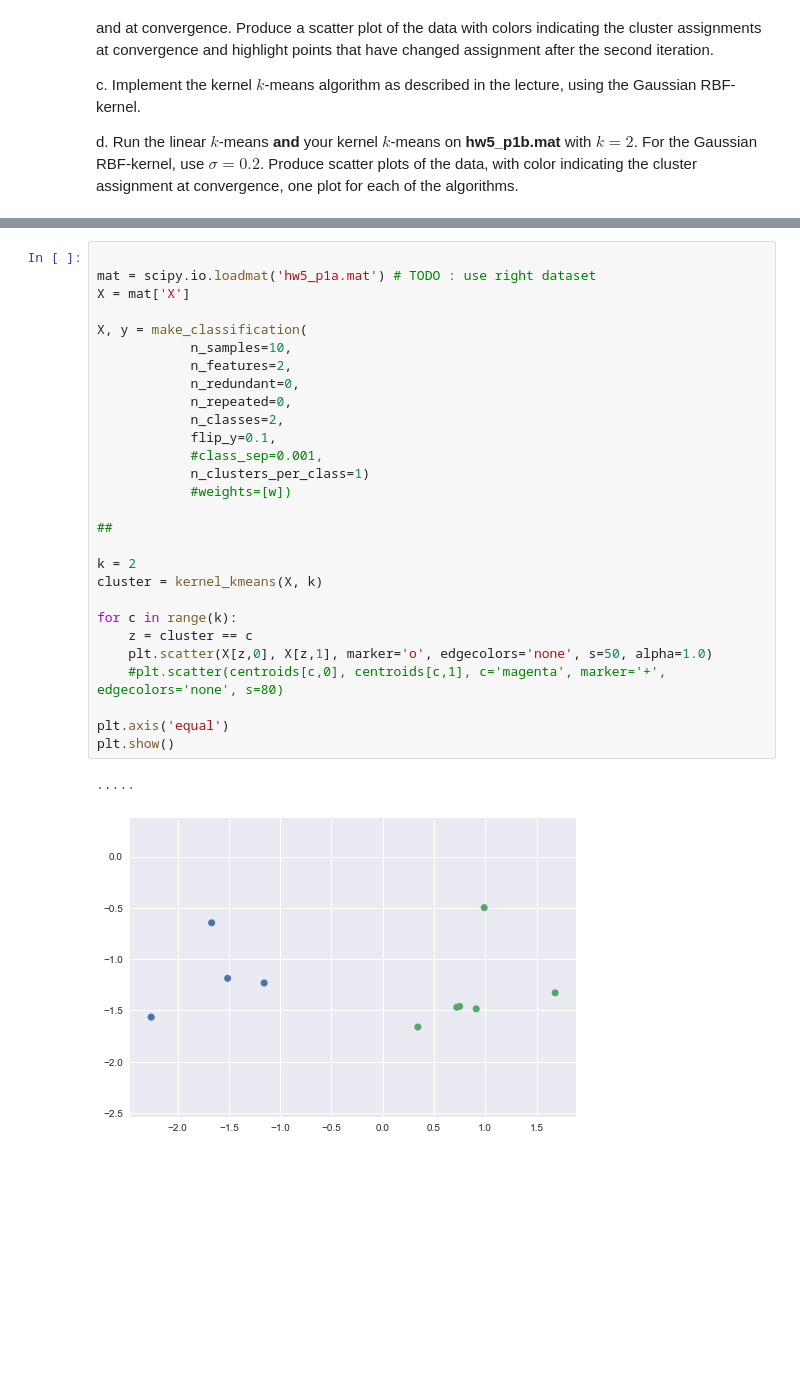
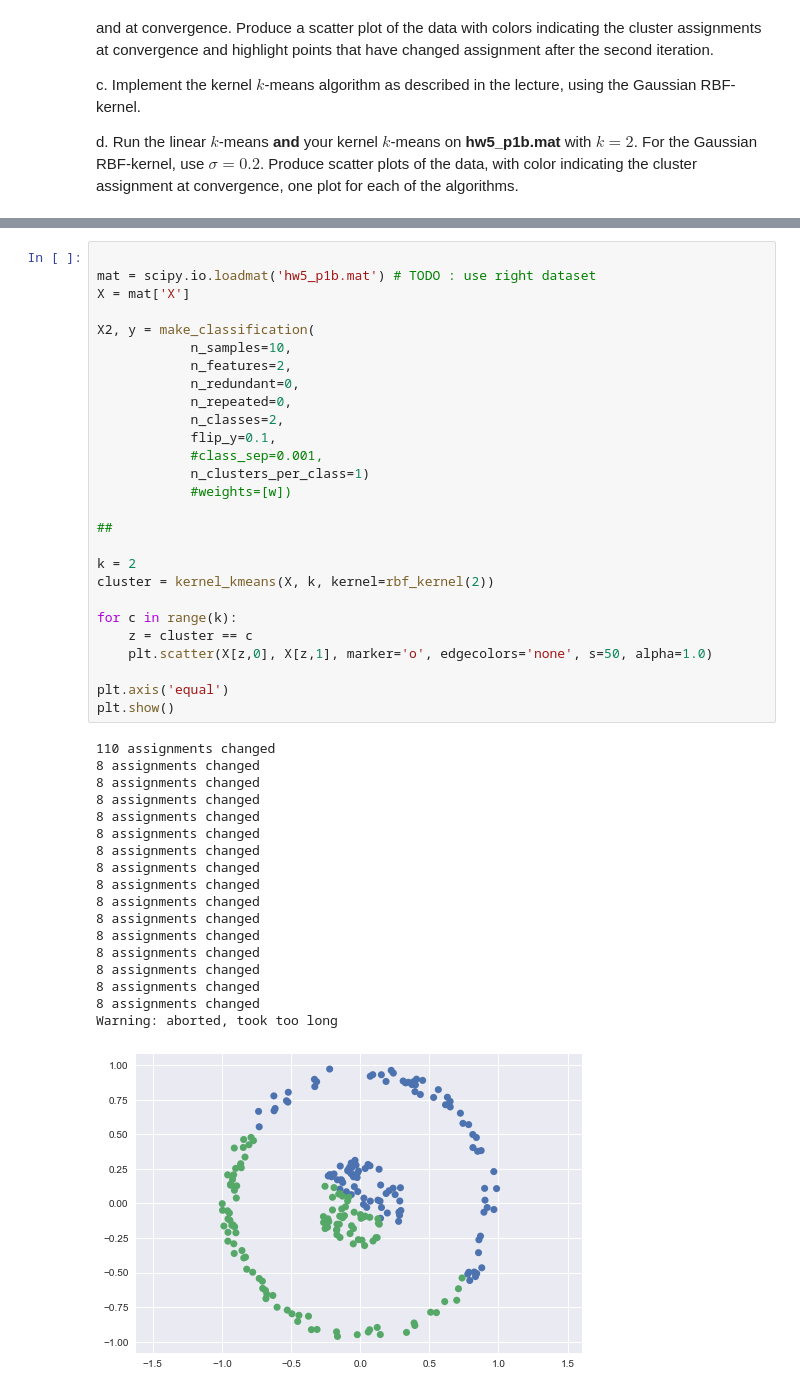
Before and after one commit to kjaquier/TDA231_ML_Homeworks, a Jupyter notebook: HW5/hw5.ipynb, the cells around one changed output, grey strips where cells are left out. Cells and saved outputs as stored; diff of their text form; blank space fills up the shorter version.

```diff
--- a/HW5/hw5.ipynb
+++ b/HW5/hw5.ipynb
@@ -191,32 +180,47 @@ def kernel_kmeans(X, n_clusters, kernel=linear_kernel):
     return cluster
 # %%
 
-mat = scipy.io.loadmat('hw5_p1a.mat') # TODO : use right dataset
+mat = scipy.io.loadmat('hw5_p1b.mat') # TODO : use right dataset
 X = mat['X']
 
-X, y = make_classification(
+X2, y = make_classification(
             n_samples=10,
             n_features=2,
             n_redundant=0,
             n_repeated=0,
             n_classes=2,
             flip_y=0.1,
             #class_sep=0.001,
             n_clusters_per_class=1)
             #weights=[w])
 
 ##
 
 k = 2
-cluster = kernel_kmeans(X, k)
+cluster = kernel_kmeans(X, k, kernel=rbf_kernel(2))
 
 for c in range(k):
     z = cluster == c
     plt.scatter(X[z,0], X[z,1], marker='o', edgecolors='none', s=50, alpha=1.0)
-    #plt.scatter(centroids[c,0], centroids[c,1], c='magenta', marker='+', edgecolors='none', s=80)
 
 plt.axis('equal')
 plt.show()
 # %% [output]
-.....
+110 assignments changed
+8 assignments changed
+8 assignments changed
+8 assignments changed
+8 assignments changed
+8 assignments changed
+8 assignments changed
+8 assignments changed
+8 assignments changed
+8 assignments changed
+8 assignments changed
+8 assignments changed
+8 assignments changed
+8 assignments changed
+8 assignments changed
+8 assignments changed
+Warning: aborted, took too long
-[figure, old version]
+[figure, new version]
```
Also changed, not shown: parts of 3 cells of this notebook.
